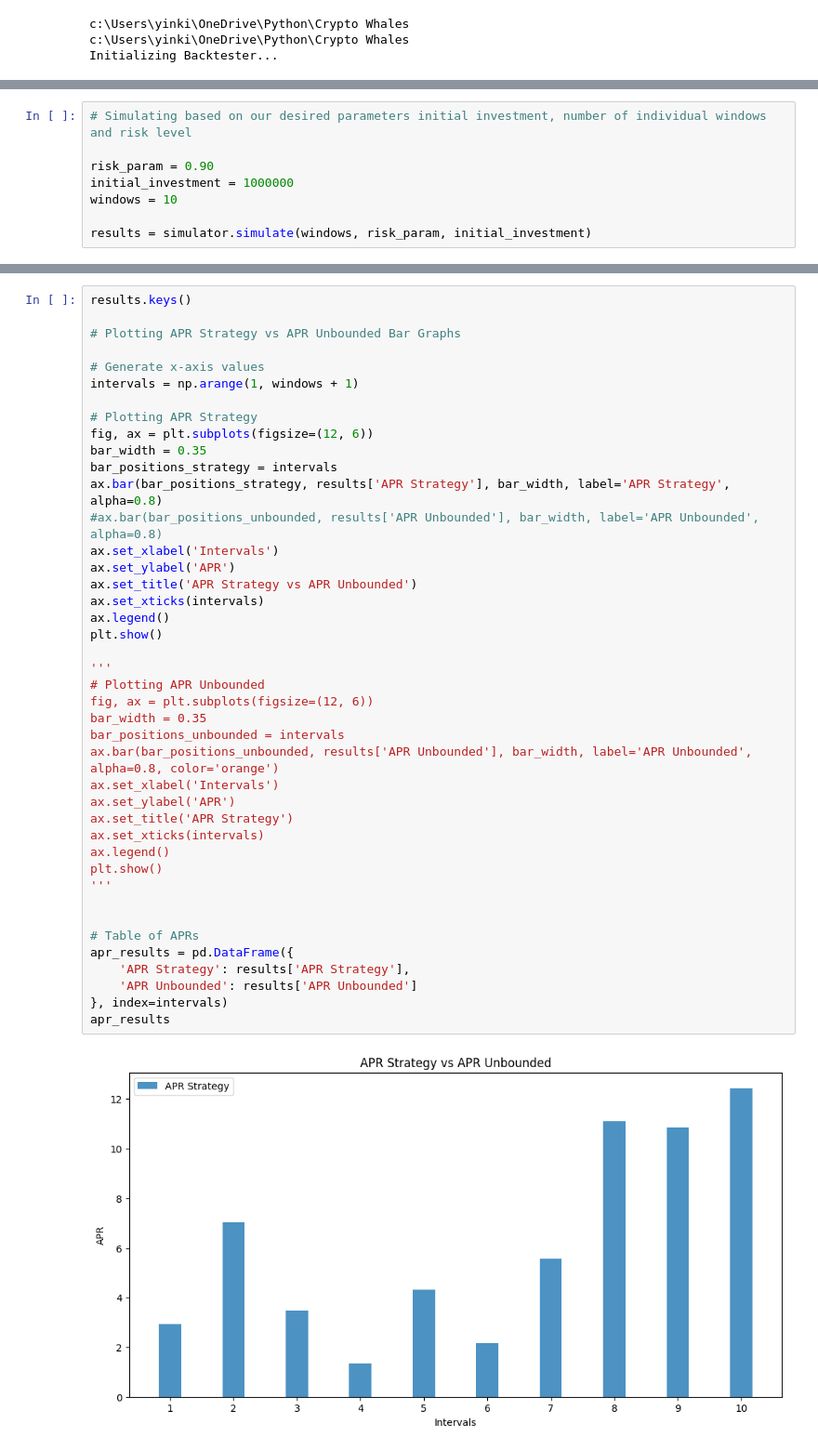
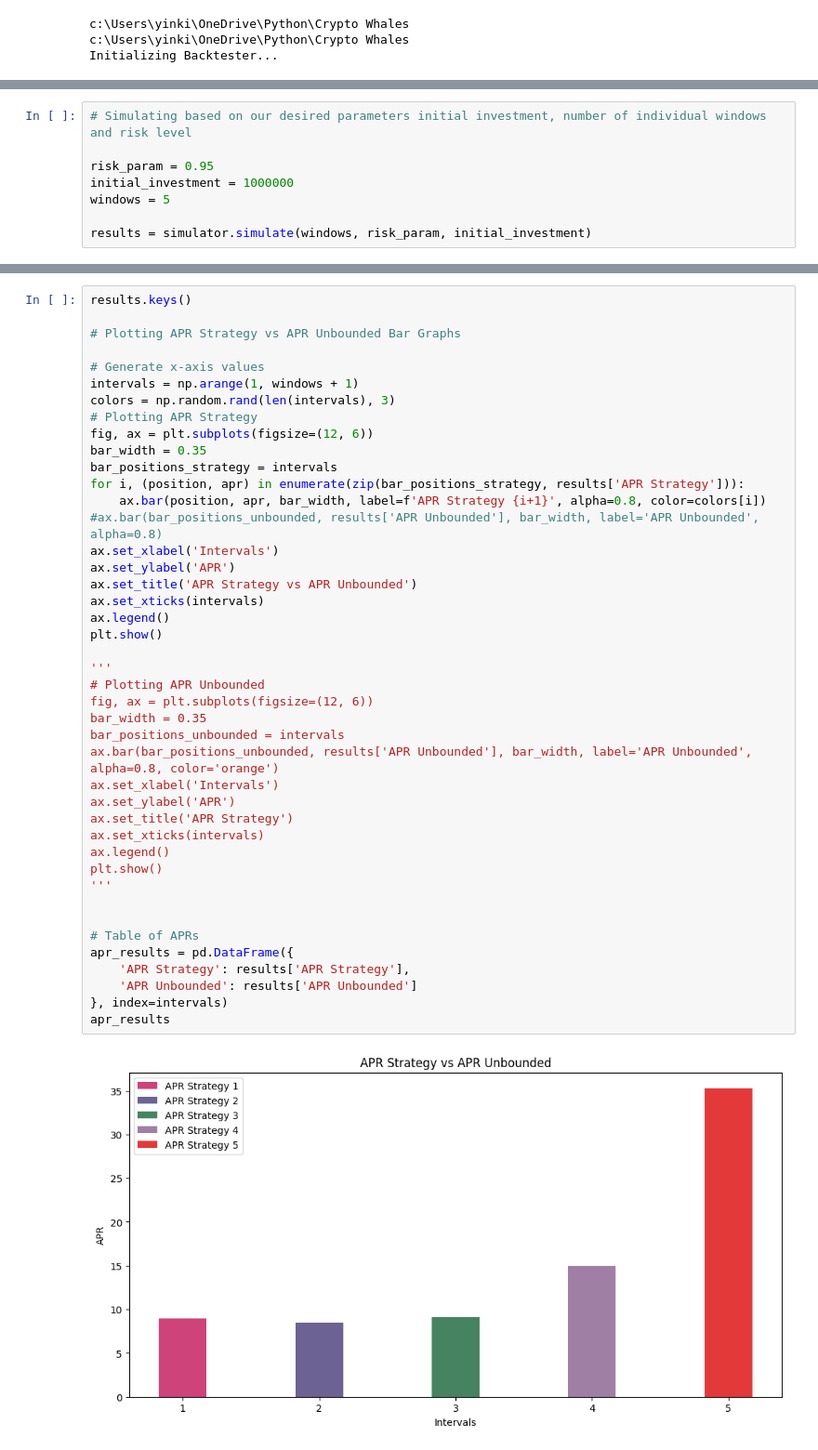
Before and after one commit to yinkiatho/ARIMA-GARCH-in-Uniswap-V3, a Jupyter notebook: src/main.ipynb, the cells around one changed output, grey strips where cells are left out. Shown: that part at 93% size. Drawn from its saved outputs; the diff is of its cells as text.

```diff
--- a/src/main.ipynb
+++ b/src/main.ipynb
@@ -45,9 +45,9 @@ plt.show()
 # %%
 # Simulating based on our desired parameters initial investment, number of individual windows and risk level
 
-risk_param = 0.90
+risk_param = 0.95
 initial_investment = 1000000
-windows = 10
+windows = 5
 
 results = simulator.simulate(windows, risk_param, initial_investment)
 # %% [output]
@@ -266,41 +199,42 @@ results.keys()
 
 # Generate x-axis values
 intervals = np.arange(1, windows + 1)
-
+colors = np.random.rand(len(intervals), 3)
 # Plotting APR Strategy
 fig, ax = plt.subplots(figsize=(12, 6))
 bar_width = 0.35
 bar_positions_strategy = intervals
-ax.bar(bar_positions_strategy, results['APR Strategy'], bar_width, label='APR Strategy', alpha=0.8)
+for i, (position, apr) in enumerate(zip(bar_positions_strategy, results['APR Strategy'])):
+    ax.bar(position, apr, bar_width, label=f'APR Strategy {i+1}', alpha=0.8, color=colors[i])
 #ax.bar(bar_positions_unbounded, results['APR Unbounded'], bar_width, label='APR Unbounded', alpha=0.8)
 ax.set_xlabel('Intervals')
 ax.set_ylabel('APR')
 ax.set_title('APR Strategy vs APR Unbounded')
 ax.set_xticks(intervals)
 ax.legend()
 plt.show()
 
 '''
 # Plotting APR Unbounded
 fig, ax = plt.subplots(figsize=(12, 6))
 bar_width = 0.35
 bar_positions_unbounded = intervals
 ax.bar(bar_positions_unbounded, results['APR Unbounded'], bar_width, label='APR Unbounded', alpha=0.8, color='orange')
 ax.set_xlabel('Intervals')
 ax.set_ylabel('APR')
 ax.set_title('APR Strategy')
 ax.set_xticks(intervals)
 ax.legend()
 plt.show()
 '''
 
 
 # Table of APRs
 apr_results = pd.DataFrame({
     'APR Strategy': results['APR Strategy'],
     'APR Unbounded': results['APR Unbounded']
 }, index=intervals)
 apr_results
 # %% [output]
-[figure, old version]
+[figure, new version]
 |  | APR Strategy | APR Unbounded |
```
Also changed, not shown: parts of 11 cells of this notebook, 10 other files.
